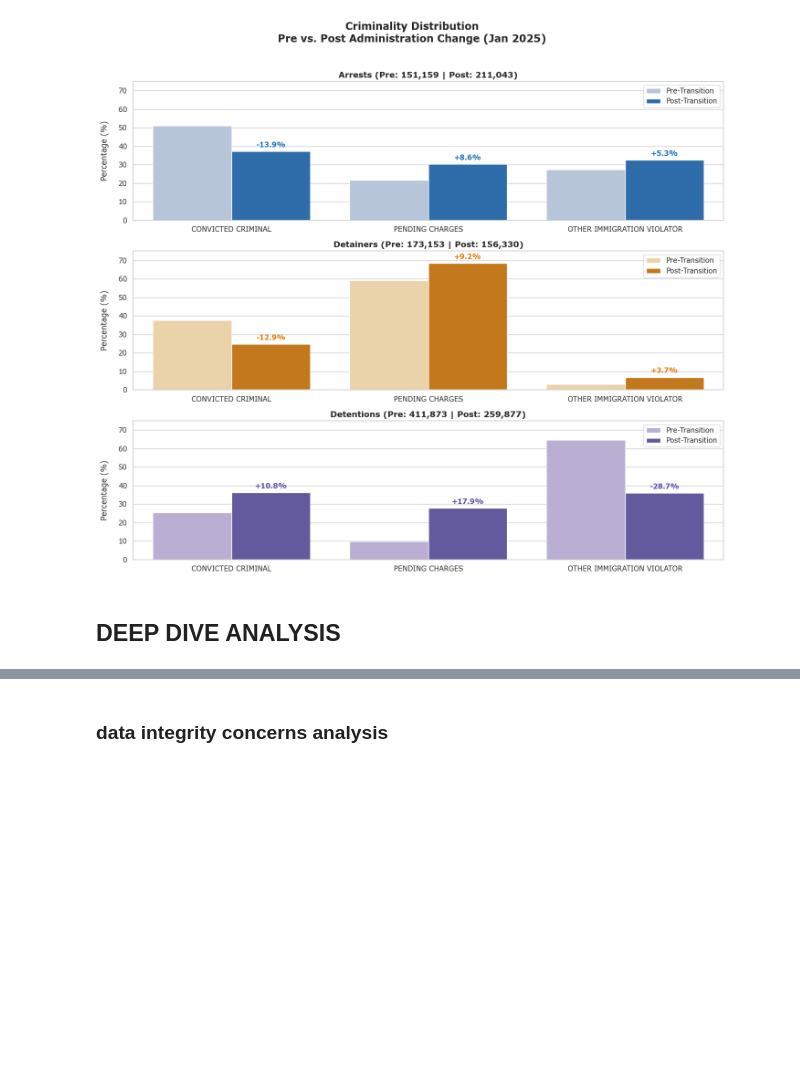
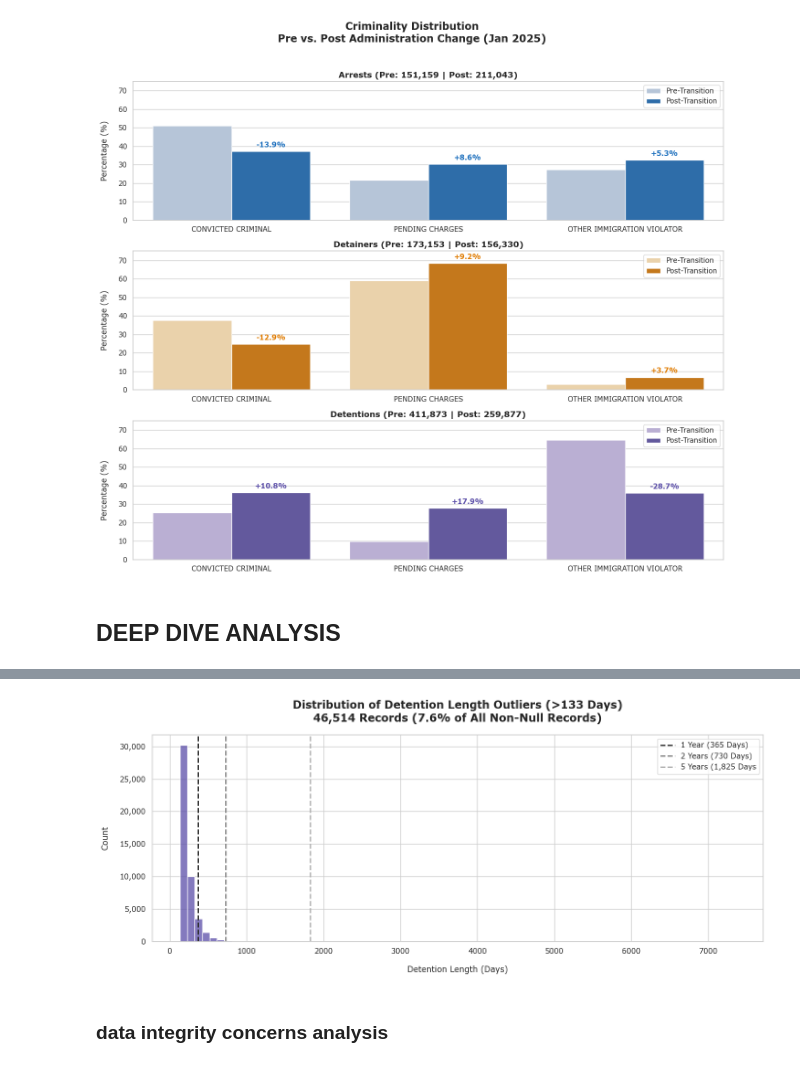
Before and after one commit to leamsley/capstone_project, a Jupyter notebook: data_analysis.ipynb, the cells around one changed output, grey strips where cells are left out. Cells and saved outputs as stored; diff of their text form; code cells hidden in the pictures; blank space fills up the shorter version.

Commit message:
Checkpoint - Detention Stay Distribution and Outlier Analysis - Outlier Distribution Histogram

```diff
--- a/data_analysis.ipynb
+++ b/data_analysis.ipynb
@@ -2319,3 +2505,31 @@ plt.show()
+# %%
+# outlier histogram
+
+fig, ax = plt.subplots(figsize=(14, 6))
+
+sns.histplot(
+    data=detention_outliers,
+    x='detention_length_days',
+    bins=75,
+    color='#5B4EA8',
+    ax=ax
+)
+
+ax.axvline(x=365, color='#2D2D2D', linewidth=2, linestyle='--', label='1 Year (365 Days)')
+ax.axvline(x=730, color='#808080', linewidth=2, linestyle='--', label='2 Years (730 Days)')
+ax.axvline(x=1825, color='#B0B0B0', linewidth=2, linestyle='--', label='5 Years (1,825 Days')
+
+ax.set_title(f'Distribution of Detention Length Outliers (>{upper_whisker:.0f} Days)\n{len(detention_outliers):,} Records ({len(detention_outliers) / len(detention_length_not_null) * 100:.1f}% of All Non-Null Records)',
+             fontsize=16, fontweight='bold', pad=20)
+ax.set_xlabel('Detention Length (Days)', labelpad=15)
+ax.set_ylabel('Count', labelpad=15)
+ax.yaxis.set_major_formatter(plt.FuncFormatter(lambda x, _: f'{x:,.0f}'))  # noqa
+ax.legend()
+
+plt.tight_layout()
+plt.show()
+# %% [output]
+[figure, added]
 # %% [markdown]
 ### data integrity concerns analysis
 # %%
```
Also changed, not shown: parts of 5 cells of this notebook.
